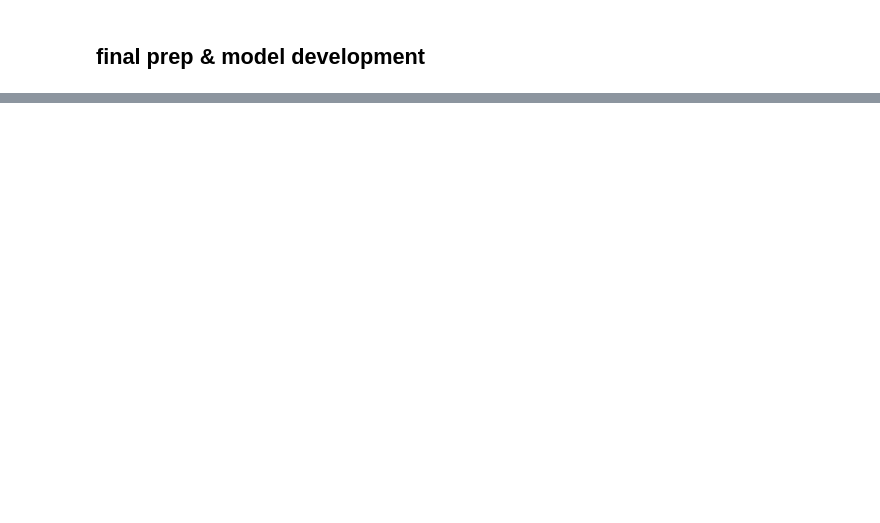
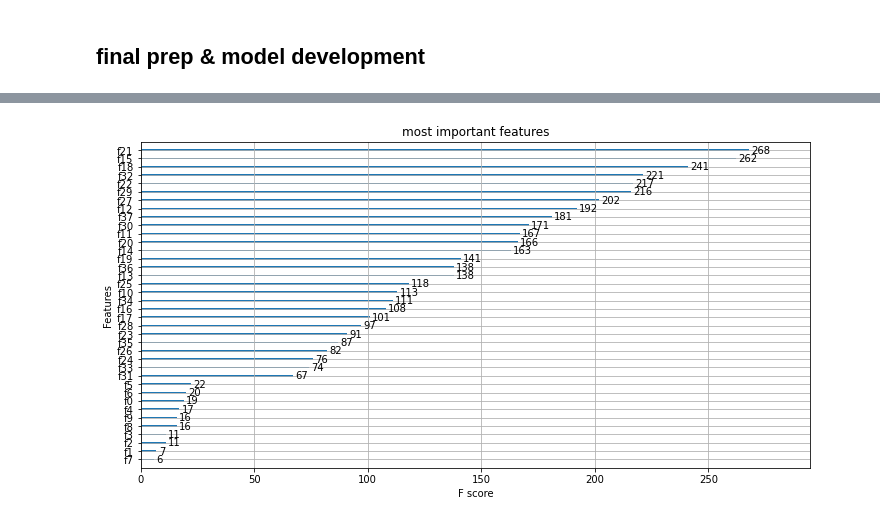
Before and after one commit to armiro/Canine-Disease-Diagnosis, a Jupyter notebook: model_dev.ipynb, the cells around one changed output, grey strips where cells are left out. Saved outputs shown, nothing was run; the diff lists cells and outputs as text; code cells hidden in the pictures; blank space fills up the shorter version.

```diff
--- a/model_dev.ipynb
+++ b/model_dev.ipynb
@@ -145,0 +252,7 @@ from sklearn.metrics import confusion_matrix
+# %%
+xgb.plot_importance(booster=clfs.best_estimator_)
+plt.rcParams['figure.figsize'] = [12, 6]
+plt.title('most important features')
+plt.show()
+# %% [output]
+[figure, added]
```
Also changed, not shown: parts of 25 cells of this notebook.
